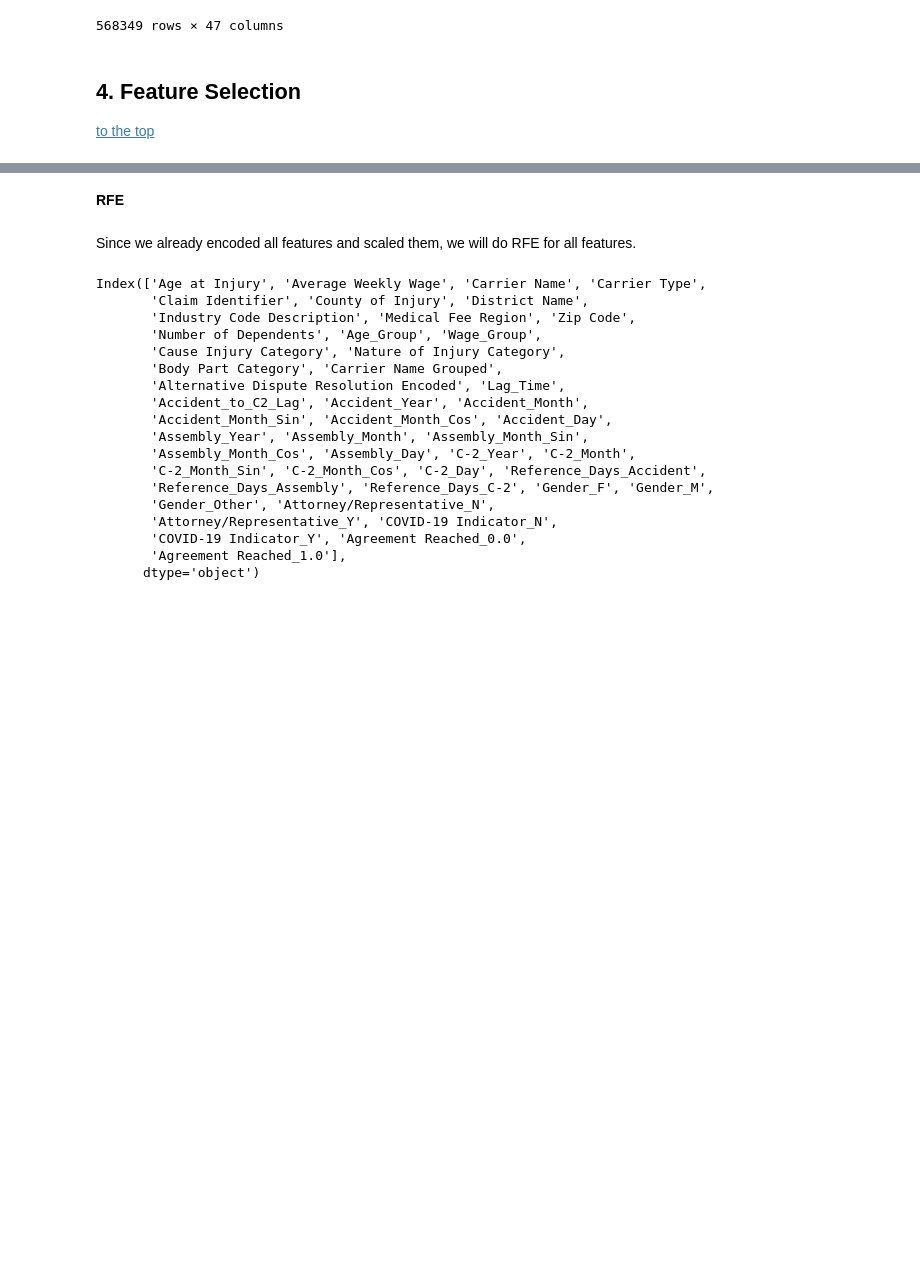
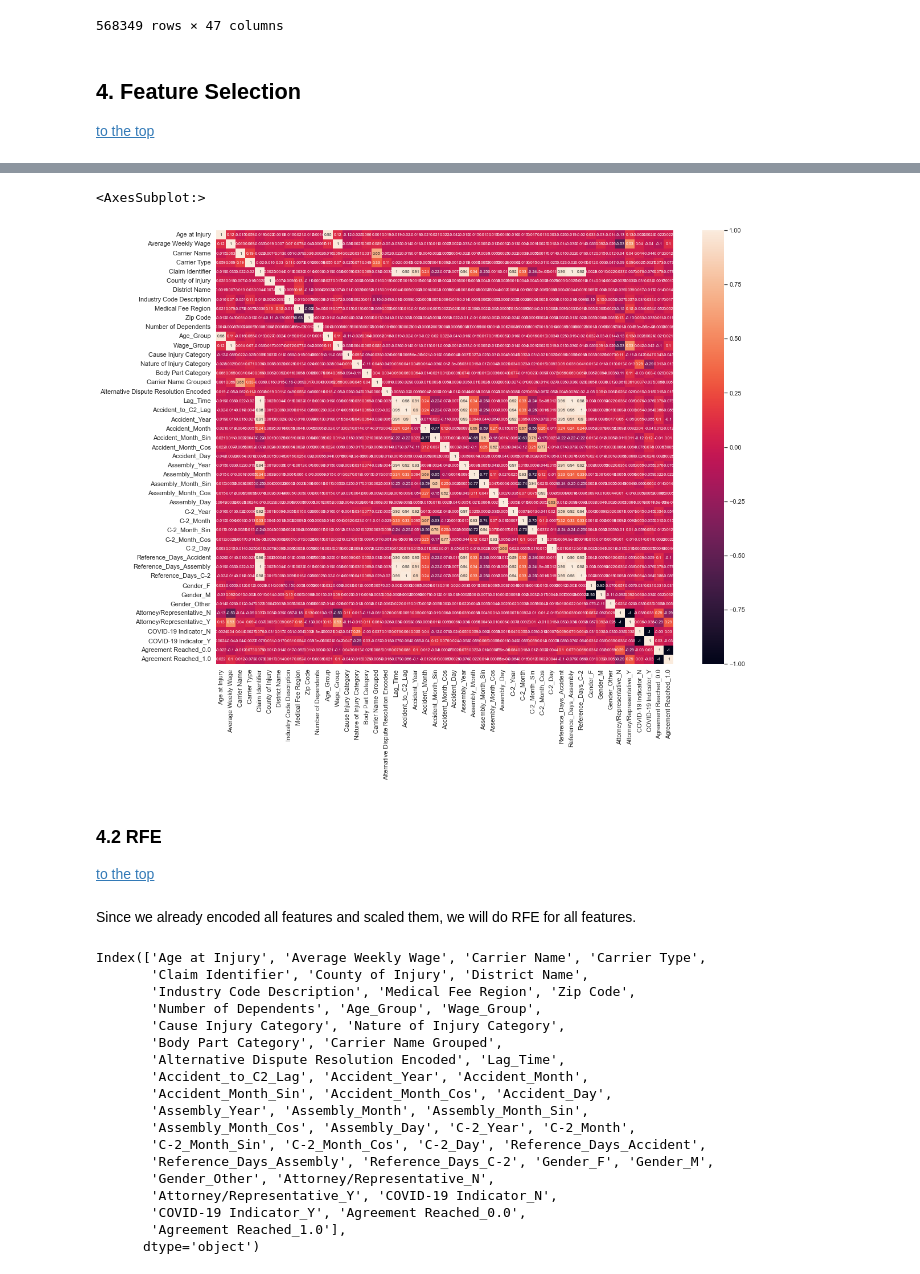
Before and after one commit to alexandregsg/ML_Project_Group52, a Jupyter notebook: Homework_Group52.ipynb, the cells around one changed output, grey strips where cells are left out. Saved outputs shown, nothing was run; the diff lists cells and outputs as text; code cells hidden in the pictures; blank space fills up the shorter version.

Commit message:
Added correlation to feature selection and the summary table

```diff
--- a/Homework_Group52.ipynb
+++ b/Homework_Group52.ipynb
@@ -2326,3 +2331,8 @@ X_train_df_scaled
 # delete when train validation split was done before
 X = X_train_df_scaled.copy()
 y = y_train_df_encode.copy()
+
+X_train, X_val, y_train, y_val = train_test_split(X,y, test_size = 0.3,
+                                                  random_state = 42,
+                                                  stratify = y,
+                                                  shuffle = True)
@@ -2328,0 +2347,3 @@ y = y_train_df_encode.copy()
+# %%
+cor_spearman = X_train.corr(method ='spearman')
+cor_spearman
@@ -2329,5 +2368,13 @@ y = y_train_df_encode.copy()
+# %%
+# plot the correlation
+fig, ax = plt.subplots(figsize=(18, 14))
+sns.heatmap(cor_spearman, xticklabels=cor_spearman.columns, yticklabels=cor_spearman.columns, annot=True, annot_kws={'fontsize': 7}, ax=ax)
+# %% [output]
+<AxesSubplot:>
+[figure, added]
 # %% [markdown]
-__RFE__
+### 4.2 RFE <a id='rfe'></a>
+[to the top](#top)
 # %% [markdown]
 Since we already encoded all features and scaled them, we will do RFE for all features.
 # %%
```
Also changed, not shown: parts of 13 cells of this notebook.
